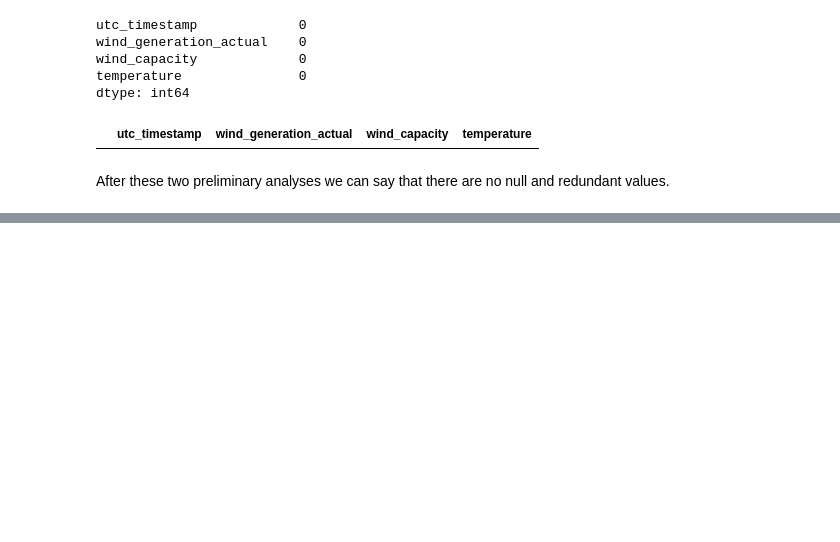
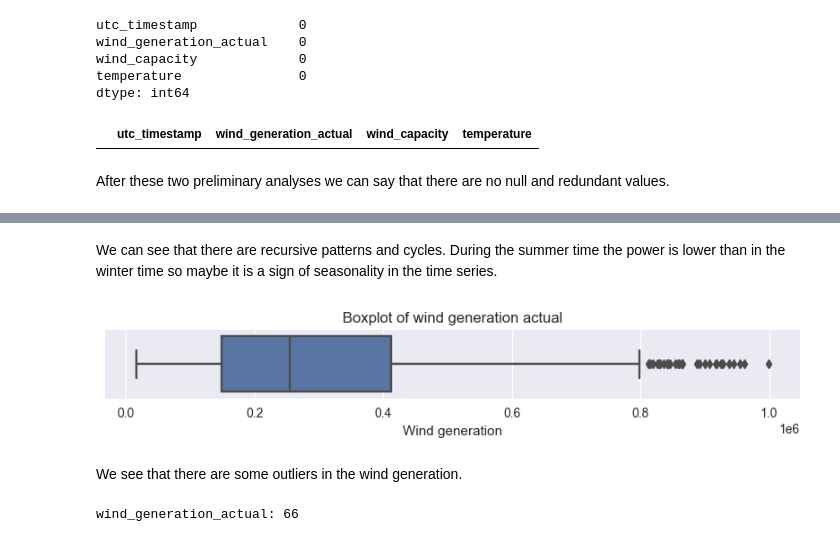
Before and after one commit to AlessandroSignoretto/Statistical_Models_project, a Jupyter notebook: Models_project.ipynb, the cells around one changed output, grey strips where cells are left out. Saved outputs shown, nothing was run; the diff lists cells and outputs as text; code cells hidden in the pictures; blank space fills up the shorter version.

```diff
--- a/Models_project.ipynb
+++ b/Models_project.ipynb
@@ -87,0 +143,21 @@ After these two preliminary analyses we can say that there are no null and redun
+# %% [markdown]
+We can see that there are recursive patterns and cycles. During the summer time the power is lower than in the winter time so maybe it is a sign of seasonality in the time series.
+# %%
+# Box plot to check the presence of outliers
+plt.figure(figsize=(10, 1))
+sns.boxplot(x=Wind_df['wind_generation_actual'])
+plt.title('Boxplot of wind generation actual')
+plt.xlabel('Wind generation')
+plt.show()
+# %% [output]
+[figure, added]
+# %% [markdown]
+We see that there are some outliers in the wind generation.
+# %%
+# Check the number of outliers in the wind_generation_actual
+z_score = np.abs(stats.zscore(Wind_df['wind_generation_actual']))
+outliers_num = len(np.where(z_score > 2)[0])
+if outliers_num:
+    print('wind_generation_actual: {}'.format(outliers_num))
+# %% [output]
+wind_generation_actual: 66
```
Also changed, not shown: parts of 23 cells of this notebook.
